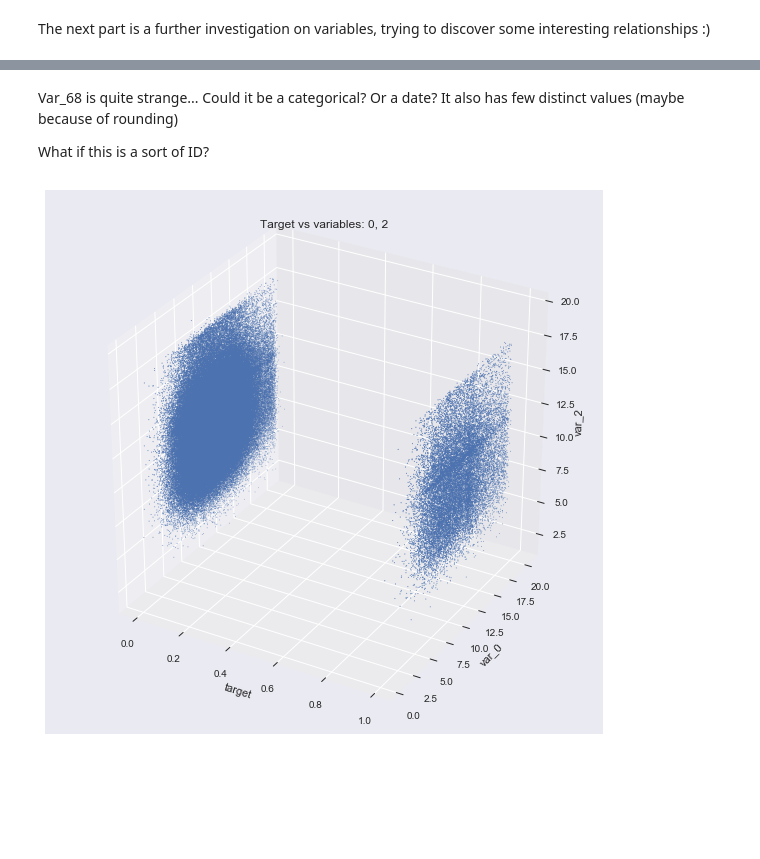
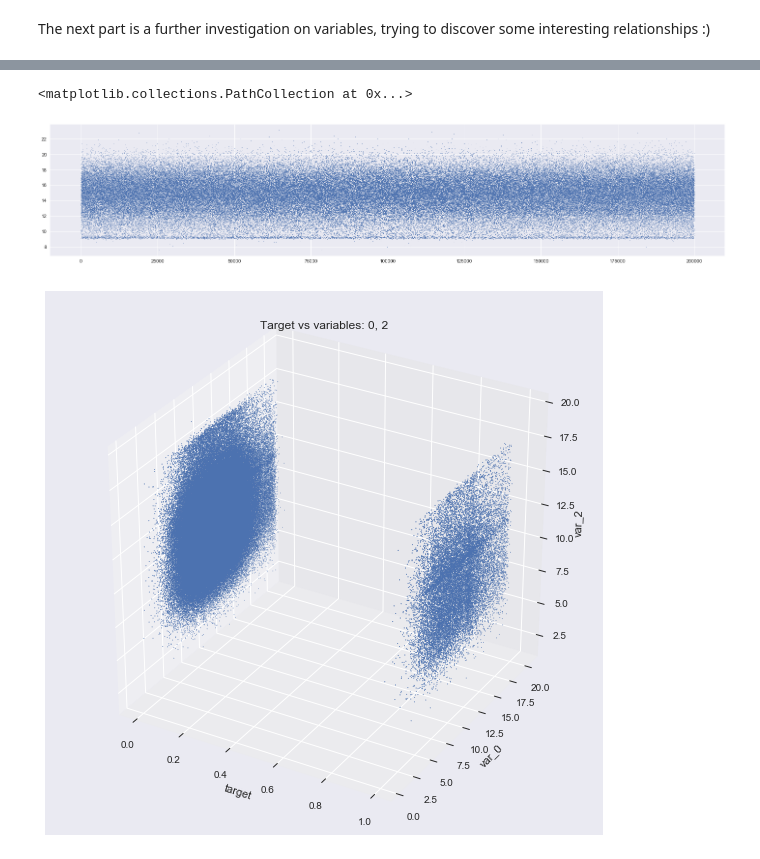
Before and after one commit to FedericoRaimondi/myProjects, a Jupyter notebook: Santander_Customer_Transaction_Prediction/Exploratory_Data_Analysis/Data Exploration.ipynb, the cells around one changed output, grey strips where cells are left out. Drawn from its saved outputs; the diff is of its cells as text; code cells hidden in the pictures; blank space fills up the shorter version.

```diff
--- a/Santander_Customer_Transaction_Prediction/Exploratory_Data_Analysis/Data Exploration.ipynb
+++ b/Santander_Customer_Transaction_Prediction/Exploratory_Data_Analysis/Data Exploration.ipynb
@@ -32,15 +32,15 @@ path = os.getcwd()
 
 # Mac
 
-#path = '/'.join(path.split("/")[:4])
-#df_train = pd.read_csv(path + '/Santander_Customer_Transaction_Prediction/data/train.csv')
-#df_test = pd.read_csv(path + '/Santander_Customer_Transaction_Prediction/data/test.csv')
+path = '/'.join(path.split("/")[:4])
+df_train = pd.read_csv(path + '/Santander_Customer_Transaction_Prediction/data/train.csv')
+df_test = pd.read_csv(path + '/Santander_Customer_Transaction_Prediction/data/test.csv')
 
 # Windows
 
-path = '\\'.join(path.split("\\")[:4])
-df_train = pd.read_csv(path + '\\Santander_Customer_Transaction_Prediction\\data\\train.csv')
-df_test = pd.read_csv(path + '\\Santander_Customer_Transaction_Prediction\\data\\test.csv')
+#path = '\\'.join(path.split("\\")[:4])
+#df_train = pd.read_csv(path + '\\Santander_Customer_Transaction_Prediction\\data\\train.csv')
+#df_test = pd.read_csv(path + '\\Santander_Customer_Transaction_Prediction\\data\\test.csv')
 # %% [markdown]
 ## Let's start exploring the Dataset!
 # %%
@@ -387,7 +302,10 @@ prova.groupby('var_68').sum()
-# %% [markdown]
-Var_68 is quite strange... Could it be a categorical? Or a date? It also has few distinct values (maybe because of rounding)
-
-What if this is a sort of ID?
+# %%
+df_sorted = df_train.sort_values(by='var_68')
+fig = plt.figure(figsize=(25,5))
+plt.scatter(x = range(200000), y = df_sorted['var_81'].values, s=0.5)
+# %% [output]
+<matplotlib.collections.PathCollection at 0x...>
+[figure, added]
 # %%
 from mpl_toolkits import mplot3d
 from mpl_toolkits.mplot3d import axes3d
```
Also changed, not shown: parts of 7 cells of this notebook.
